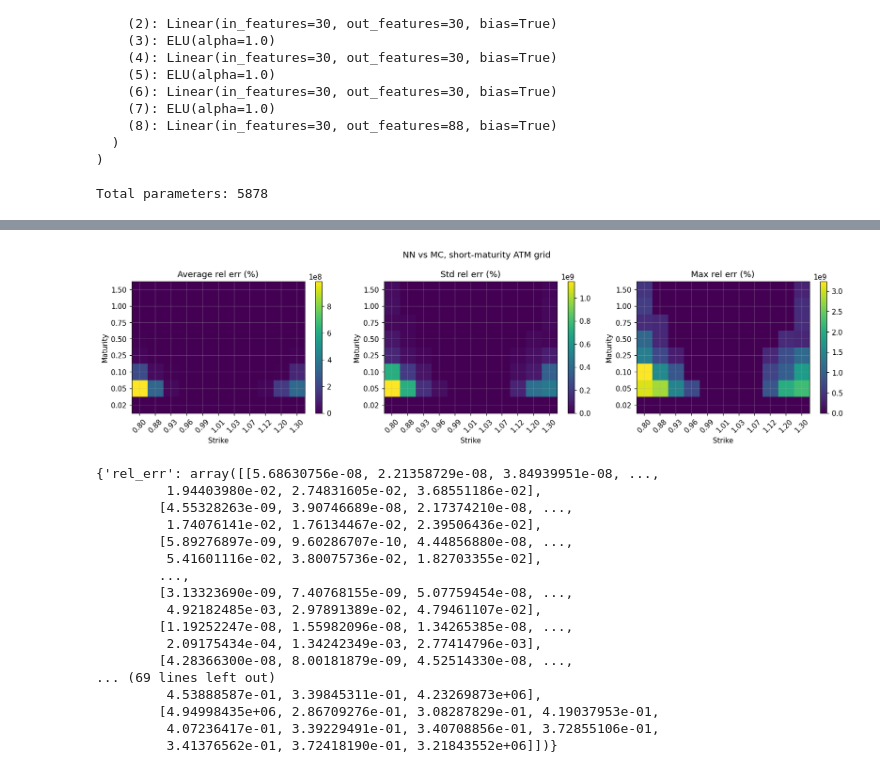
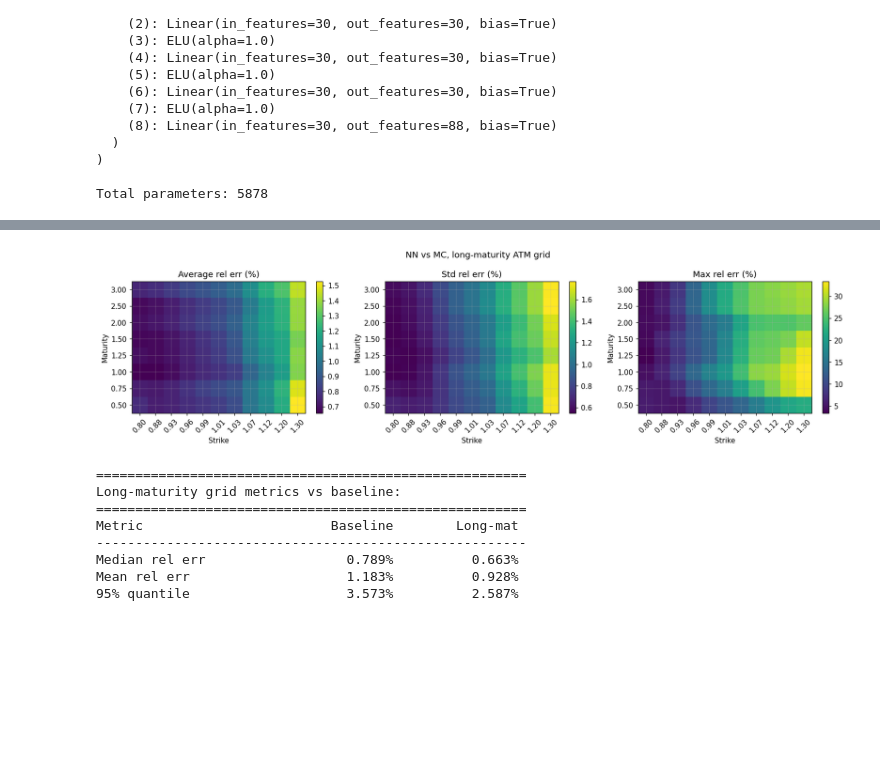
Before and after one commit to Quenitn/Rough-Bergomi-Deep-Learning, a Jupyter notebook: Deep_Learning_Volatility.ipynb, the cells around one changed output, grey strips where cells are left out. Drawn from its saved outputs; the diff is of its cells as text; code cells hidden in the pictures; blank space fills up the shorter version.

```diff
--- a/Deep_Learning_Volatility.ipynb
+++ b/Deep_Learning_Volatility.ipynb
@@ -458,18 +612,18 @@ We retrain the same architecture on a grid that keeps the surface dimensionality
 # %%
 # Define the new grid and instantiate a model with it
-short_mat = np.array([0.02, 0.05, 0.1, 0.25, 0.5, 0.75, 1.0, 1.5])
+long_mat = np.array([0.5, 0.75, 1.0, 1.25, 1.5, 2.0, 2.5, 3.0])
 atm_strikes = np.array([0.80, 0.875, 0.925, 0.965, 0.99,
                          1.01, 1.035, 1.075, 1.125, 1.20, 1.30])
 
-model_short = RoughBergomi(maturities=short_mat, strikes=atm_strikes)
+model_long = RoughBergomi(maturities=long_mat, strikes=atm_strikes)
 
 # Generate a smaller dataset for this experiment
-print(f"Generating short-grid dataset ({N_SAMPLES_EXP} samples)...")
-X_s, Y_s = generate_dataset(model_short, N_SAMPLES_EXP,
-                              n_paths=N_PATHS_EXP, n_steps=N_STEPS)
+print(f"Generating long-grid dataset ({N_SAMPLES_EXP} samples)...")
+X_s, Y_s = generate_dataset(model_long, N_SAMPLES_EXP,
+                              n_paths=N_PATHS_EXP, n_steps=100)
 
-X_s_norm = normalize_inputs(X_s, model_short.bounds)
+X_s_norm = normalize_inputs(X_s, model_long.bounds)
 Y_s_norm, y_mean_s, y_std_s = normalize_outputs(Y_s, per_point=True)
 
-print(f"Short-grid dataset ready.")
+print(f"Long-grid dataset ready.")
 # %% [output]
@@ -493,19 +658,30 @@ Short-grid dataset ready.
 # %%
-# Train on the short grid
-net_short, hist_short = train_model(X_s_norm, Y_s_norm,
-                                      epochs=200, patience=25,
-                                      batch=32, lr=1e-3, verbose=False)
-print(f"Best validation loss: {min(hist_short['val']):.5f}")
+# Train on the long-maturity grid
+net_long, hist_long = train_model(X_s_norm, Y_s_norm,
+                                    epochs=200, patience=25,
+                                    batch=32, lr=1e-3, verbose=False)
+print(f"Best validation loss: {min(hist_long['val']):.5f}")
 
-# Evaluate on the last 15%
-n_test_s = int(0.15 * N_SAMPLES_EXP)
-pr.plot_error_heatmaps(
-    model=net_short,
+# Error heatmaps on the test split
+n_test_s = int(0.15 * len(X_s_norm))
+err_stats_long = pr.plot_error_heatmaps(
+    model=net_long,
     X_norm=X_s_norm[-n_test_s:],
     Y_raw=Y_s[-n_test_s:],
     y_mean=y_mean_s, y_std=y_std_s,
-    maturities=short_mat, strikes=atm_strikes,
-    title_suffix="short-maturity ATM grid",
-    save_path="figures/error_heatmaps_short_grid.png",
+    maturities=long_mat, strikes=atm_strikes,
+    title_suffix="long-maturity ATM grid",
+    save_path="figures/error_heatmaps_long_grid.png",
 )
+
+rel_err_long = err_stats_long["rel_err"]
+print()
+print("=" * 55)
+print("Long-maturity grid metrics vs baseline:")
+print("=" * 55)
+print(f"{'Metric':<22} {'Baseline':>15} {'Long-mat':>15}")
+print("-" * 55)
+print(f"{'Median rel err':<22} {np.nanmedian(rel_err)*100:>14.3f}% {np.nanmedian(rel_err_long)*100:>14.3f}%")
+print(f"{'Mean rel err':<22} {np.nanmean(rel_err)*100:>14.3f}% {np.nanmean(rel_err_long)*100:>14.3f}%")
+print(f"{'95% quantile':<22} {np.nanquantile(rel_err, 0.95)*100:>14.3f}% {np.nanquantile(rel_err_long, 0.95)*100:>14.3f}%")
 # %% [output]
@@ -513,18 +689,9 @@ Best validation loss: 0.04917
-[figure, old version]
+[figure, new version]
-{'rel_err': array([[5.68630756e-08, 2.21358729e-08, 3.84939951e-08, ...,
-         1.94403980e-02, 2.74831605e-02, 3.68551186e-02],
-        [4.55328263e-09, 3.90746689e-08, 2.17374210e-08, ...,
-         1.74076141e-02, 1.76134467e-02, 2.39506436e-02],
-        [5.89276897e-09, 9.60286707e-10, 4.44856880e-08, ...,
-         5.41601116e-02, 3.80075736e-02, 1.82703355e-02],
-        ...,
-        [3.13323690e-09, 7.40768155e-09, 5.07759454e-08, ...,
-         4.92182485e-03, 2.97891389e-02, 4.79461107e-02],
-        [1.19252247e-08, 1.55982096e-08, 1.34265385e-08, ...,
-         2.09175434e-04, 1.34242349e-03, 2.77414796e-03],
-        [4.28366300e-08, 8.00181879e-09, 4.52514330e-08, ...,
-... (69 lines left out)
-         4.53888587e-01, 3.39845311e-01, 4.23269873e+06],
-        [4.94998435e+06, 2.86709276e-01, 3.08287829e-01, 4.19037953e-01,
-         4.07236417e-01, 3.39229491e-01, 3.40708856e-01, 3.72855106e-01,
-         3.41376562e-01, 3.72418190e-01, 3.21843552e+06]])}
+=======================================================
+Long-maturity grid metrics vs baseline:
+=======================================================
+Metric                        Baseline        Long-mat
+-------------------------------------------------------
+Median rel err                  0.789%          0.663%
+Mean rel err                    1.183%          0.928%
+95% quantile                    3.573%          2.587%
```
Also changed, not shown: parts of 61 cells of this notebook, 15 other files.
